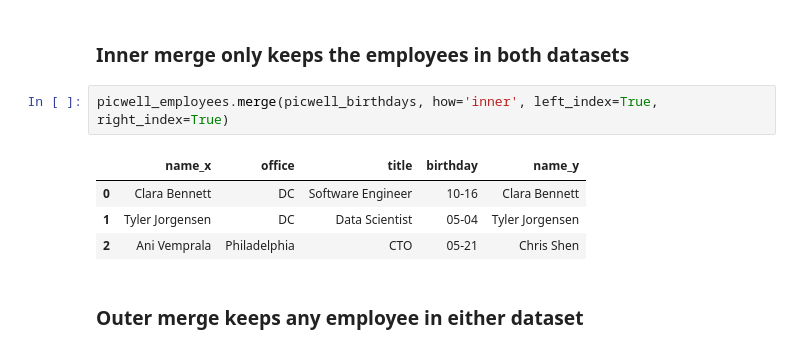
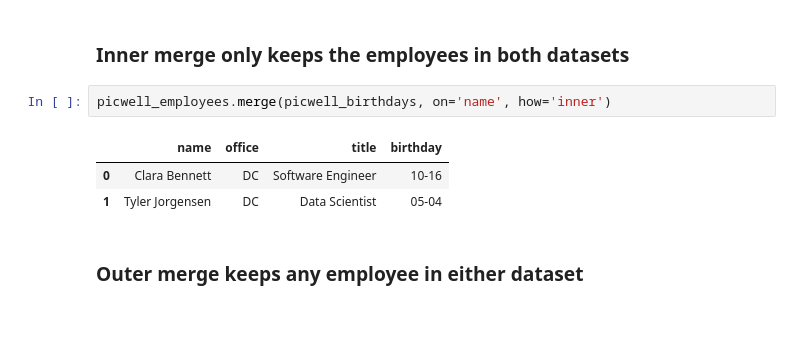
Before and after one commit to jackiekazil/intro_pandas, a Jupyter notebook: pandas_tutorial.ipynb, the cells around one changed output. Saved outputs shown, nothing was run; the diff lists cells and outputs as text; blank space fills up the shorter version.

```diff
--- a/pandas_tutorial.ipynb
+++ b/pandas_tutorial.ipynb
@@ -405,12 +405,11 @@ picwell_birthdays = pd.DataFrame([
 # %% [markdown]
 ### Inner merge only keeps the employees in both datasets
 # %%
-picwell_employees.merge(picwell_birthdays, how='inner', left_index=True, right_index=True)
+picwell_employees.merge(picwell_birthdays, on='name', how='inner')
 # %% [output]
-|  | name_x | office | title | birthday | name_y |
-| 0 | Clara Bennett | DC | Software Engineer | 10-16 | Clara Bennett |
-| 1 | Tyler Jorgensen | DC | Data Scientist | 05-04 | Tyler Jorgensen |
-| 2 | Ani Vemprala | Philadelphia | CTO | 05-21 | Chris Shen |
+|  | name | office | title | birthday |
+| 0 | Clara Bennett | DC | Software Engineer | 10-16 |
+| 1 | Tyler Jorgensen | DC | Data Scientist | 05-04 |
 # %% [markdown]
 ### Outer merge keeps any employee in either dataset
 # %%
```
Also changed, not shown: parts of 6 cells of this notebook.
